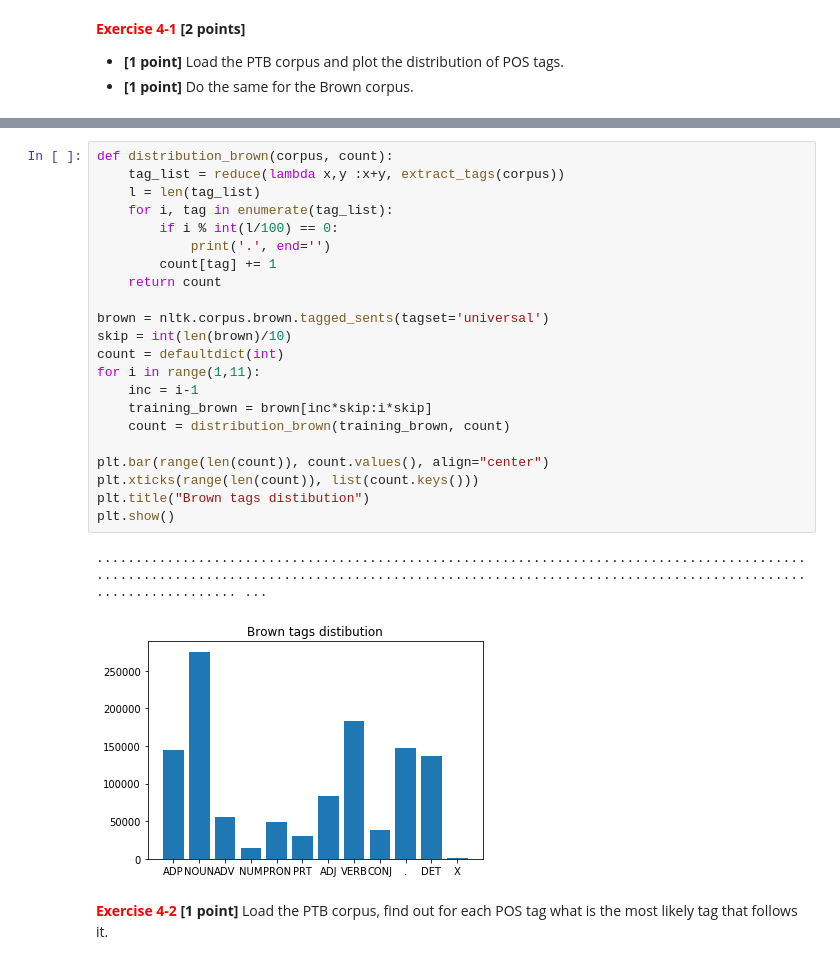
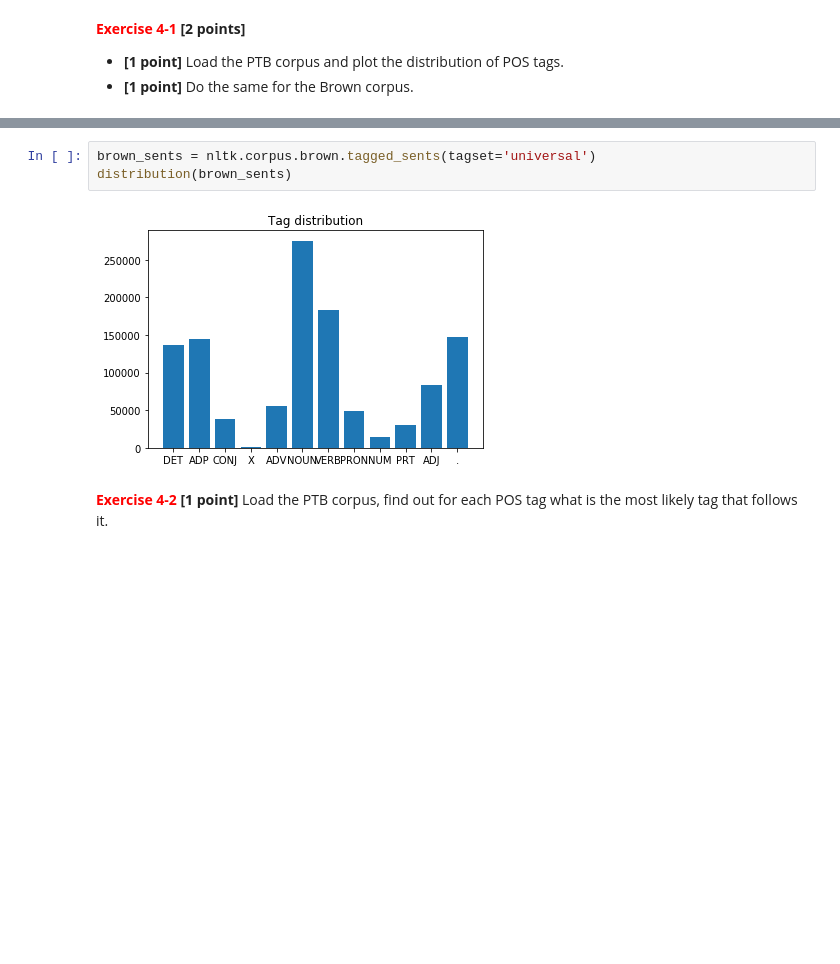
Before and after one commit to HarmlessHarm/ntmi, a Jupyter notebook: Lab4/Lab4.ipynb, the cells around one changed output, grey strips where cells are left out. Cells and saved outputs as stored; diff of their text form; blank space fills up the shorter version.

```diff
--- a/Lab4/Lab4.ipynb
+++ b/Lab4/Lab4.ipynb
@@ -166,27 +159,7 @@ sys.version
-# %%
-def distribution_brown(corpus, count):
-    tag_list = reduce(lambda x,y :x+y, extract_tags(corpus))
-    l = len(tag_list)
-    for i, tag in enumerate(tag_list):
-        if i % int(l/100) == 0:
-            print('.', end='')
-        count[tag] += 1
-    return count
-
-brown = nltk.corpus.brown.tagged_sents(tagset='universal')
-skip = int(len(brown)/10)
-count = defaultdict(int)
-for i in range(1,11):
-    inc = i-1
-    training_brown = brown[inc*skip:i*skip]
-    count = distribution_brown(training_brown, count)
-
-plt.bar(range(len(count)), count.values(), align="center")
-plt.xticks(range(len(count)), list(count.keys()))
-plt.title("Brown tags distibution")
-plt.show()
-# %% [output]
-........................................................................................................................................................................................................ ...
-[figure, removed]
+# %%
+brown_sents = nltk.corpus.brown.tagged_sents(tagset='universal')
+distribution(brown_sents)
+# %% [output]
+[figure, added]
 # %% [markdown]
 <a name="ex4-2" style="color:red">**Exercise 4-2**</a> **[1 point]** Load the PTB corpus, find out for each POS tag what is the most likely tag that follows it.
```
Also changed, not shown: parts of 21 cells of this notebook, 8 other files.
